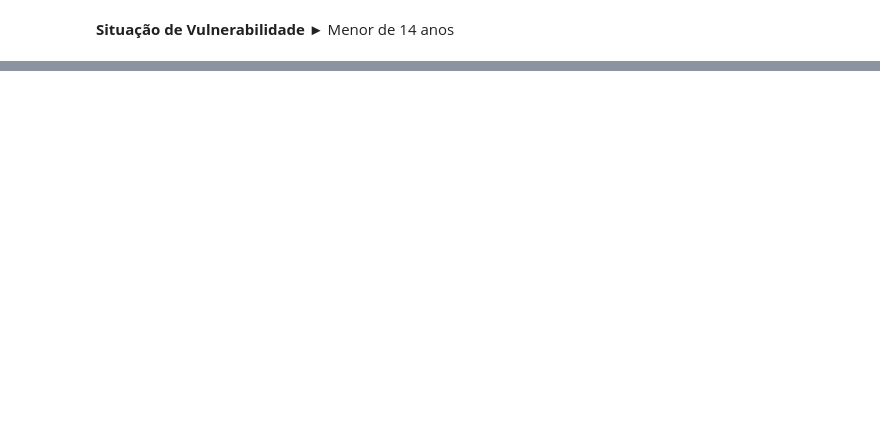
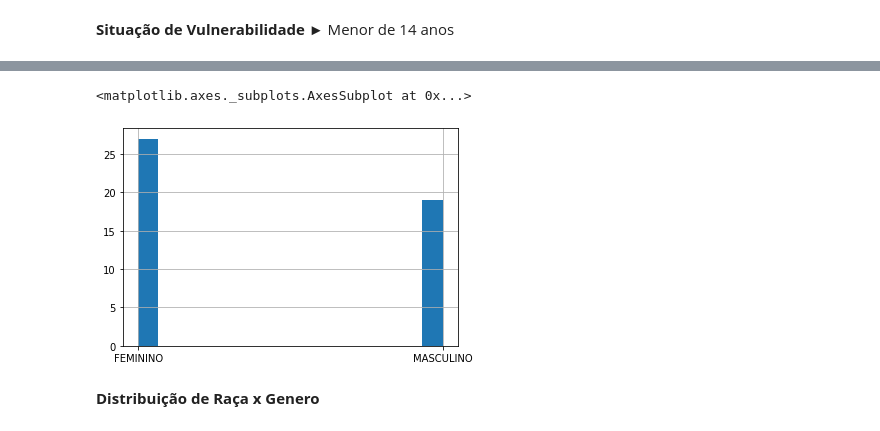
Before and after one commit to thiagoaprado22/DataScienceExperience, a Jupyter notebook: Análise_Descritiva__Situação_de_Rua_PBH_2022.ipynb, the cells around one changed output, grey strips where cells are left out. Drawn from its saved outputs; the diff is of its cells as text; code cells hidden in the pictures; blank space fills up the shorter version.

```diff
--- a/Análise_Descritiva__Situação_de_Rua_PBH_2022.ipynb
+++ b/Análise_Descritiva__Situação_de_Rua_PBH_2022.ipynb
@@ -261,0 +266,7 @@ False
+# %%
+dados_rua_menor['SEXO'].hist(bins=15)
+# %% [output]
+<matplotlib.axes._subplots.AxesSubplot at 0x...>
+[figure, added]
+# %% [markdown]
+**Distribuição de Raça x Genero**
```
Also changed, not shown: parts of 21 cells of this notebook.
